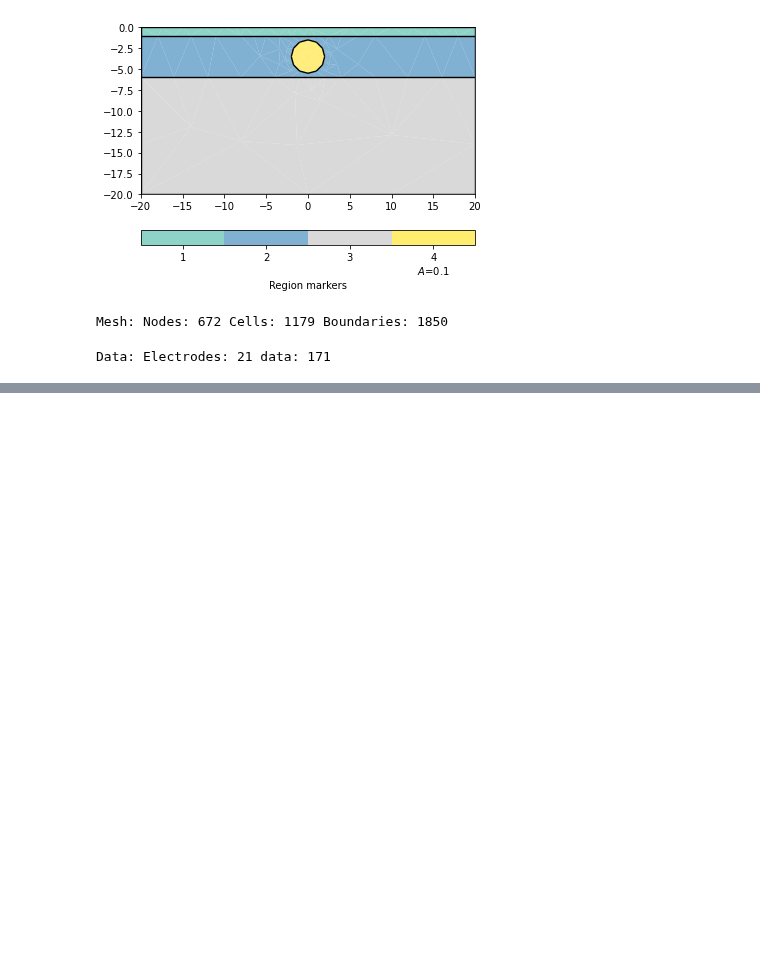
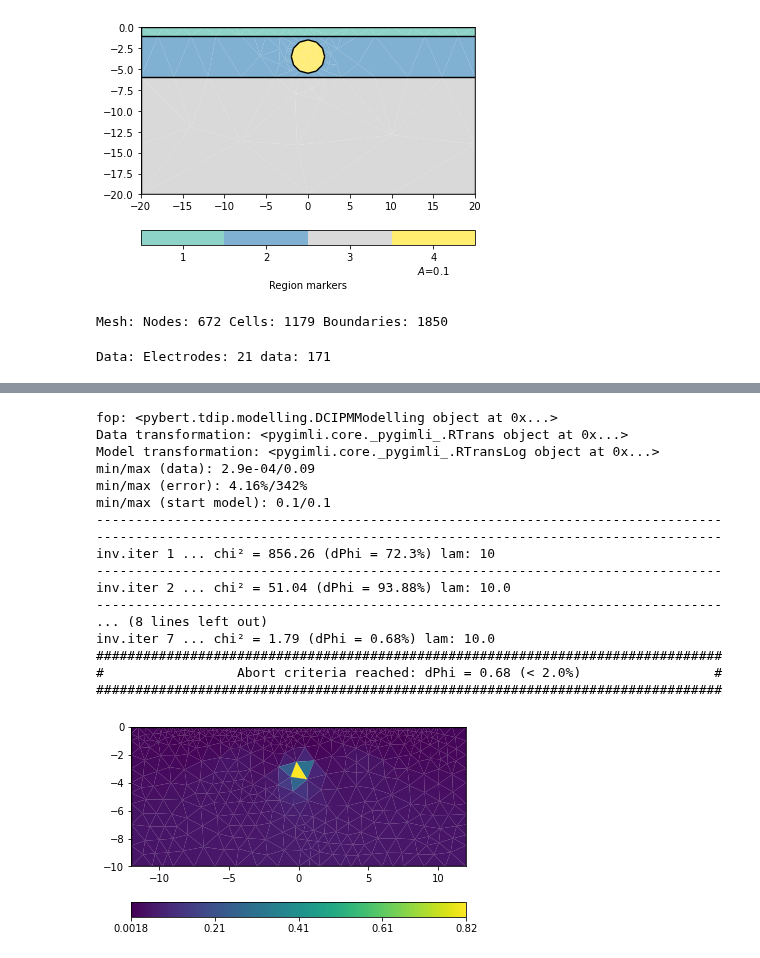
Before and after one commit to gimli-org/notebooks, a Jupyter notebook: IP/TDIP/simpleTDIP.ipynb, the cells around one changed output, grey strips where cells are left out. Cells and saved outputs as stored; diff of their text form; code cells hidden in the pictures; blank space fills up the shorter version.

Commit message:
first running simple TDIP inversion

```diff
--- a/IP/TDIP/simpleTDIP.ipynb
+++ b/IP/TDIP/simpleTDIP.ipynb
@@ -79,0 +75,8 @@ invIP
+# %%
+fopIP = pb.tdip.DCIPMModelling(mgr.fop, mgr.paraDomain, mgr.model, response=mgr.inv.response)
+fopIP.createRefinedForwardMesh(True)
+invIP = pg.Inversion(fop=fopIP, verbose=True)
+errorIP = pg.Vector(data.size(), 0.03) + 0.001 / data["ma"]  # absolute ma error important
+modelIP = invIP.run(data["ma"], errorIP, startModel=0.1, lam=10, verbose=True)
+pg.show(mgr.paraDomain, modelIP, logScale=False);
+# %% [output]
@@ -79,0 +84,18 @@ invIP
+fop: <pybert.tdip.modelling.DCIPMModelling object at 0x...>
+Data transformation: <pygimli.core._pygimli_.RTrans object at 0x...>
+Model transformation: <pygimli.core._pygimli_.RTransLog object at 0x...>
+min/max (data): 2.9e-04/0.09
+min/max (error): 4.16%/342%
+min/max (start model): 0.1/0.1
+--------------------------------------------------------------------------------
+--------------------------------------------------------------------------------
+inv.iter 1 ... chi² = 856.26 (dPhi = 72.3%) lam: 10
+--------------------------------------------------------------------------------
+inv.iter 2 ... chi² = 51.04 (dPhi = 93.88%) lam: 10.0
+--------------------------------------------------------------------------------
+... (8 lines left out)
+inv.iter 7 ... chi² = 1.79 (dPhi = 0.68%) lam: 10.0
+################################################################################
+#                 Abort criteria reached: dPhi = 0.68 (< 2.0%)                 #
+################################################################################
+[figure, added]
```
Also changed, not shown: parts of 6 cells of this notebook.
